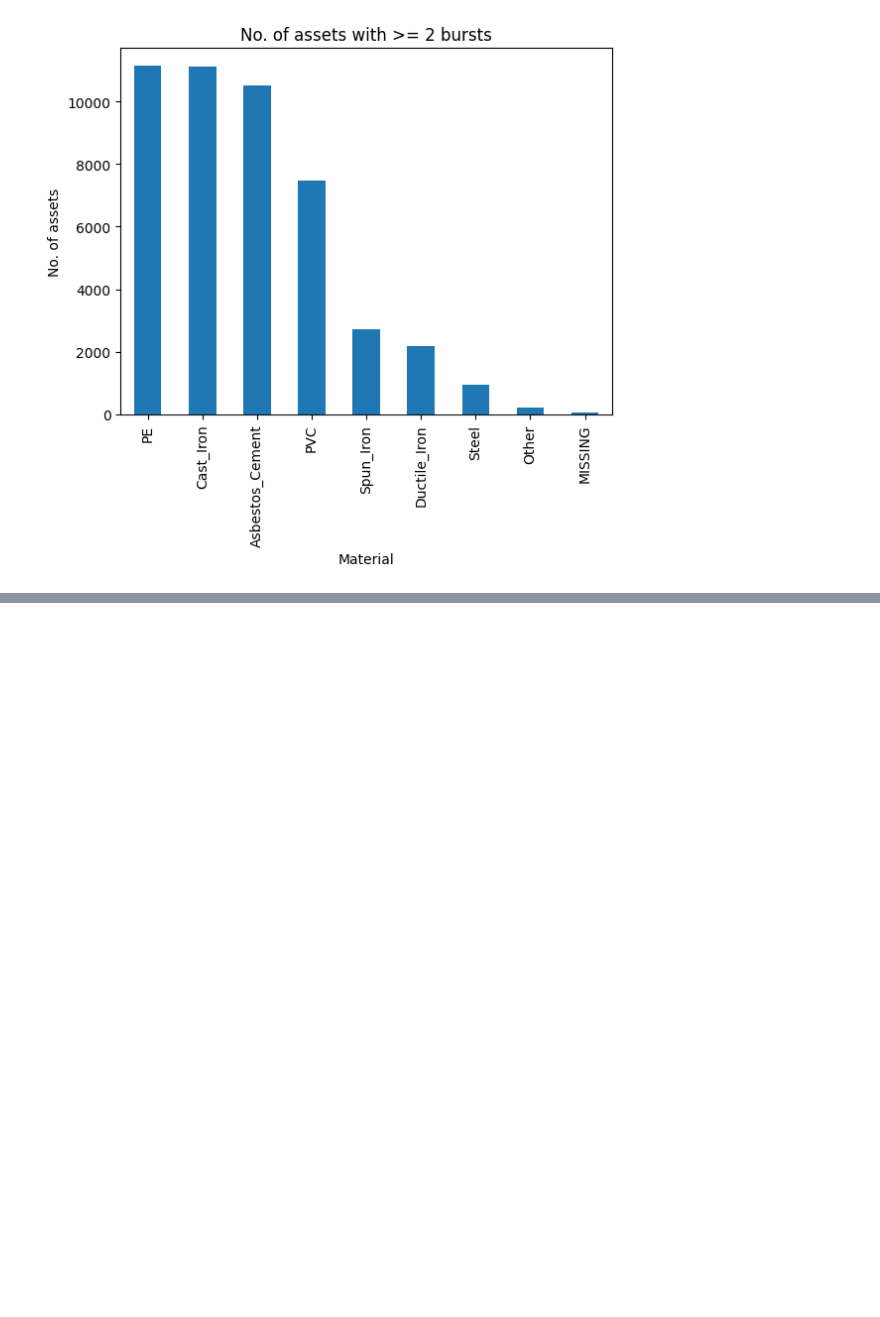
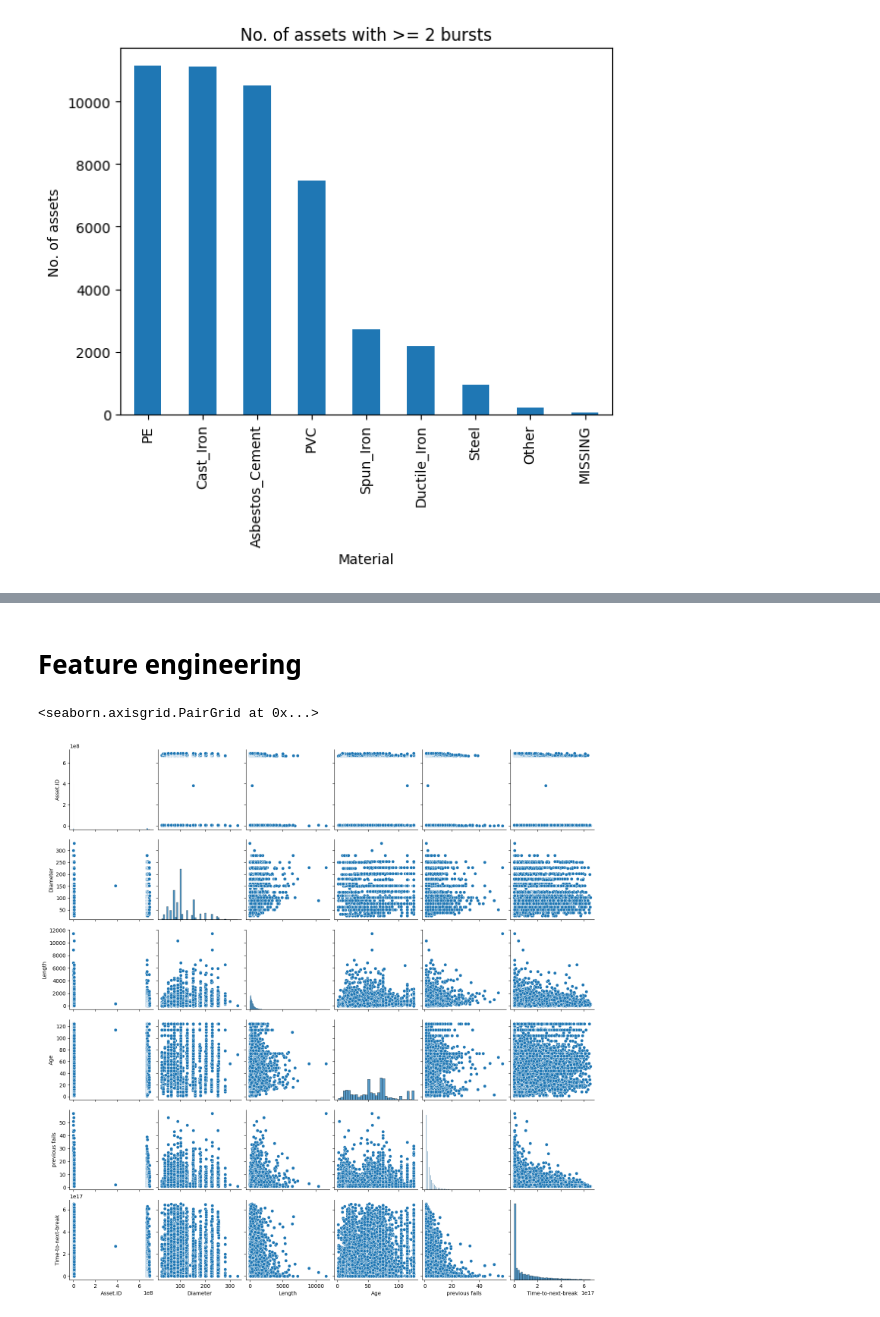
Before and after one commit to UlaStats/MSc-project-pipe-burst-prediction, a Jupyter notebook: MSc_project_data_pre_processing.ipynb, the cells around one changed output, grey strips where cells are left out. Cells and saved outputs as stored; diff of their text form; code cells hidden in the pictures; blank space fills up the shorter version.

```diff
--- a/MSc_project_data_pre_processing.ipynb
+++ b/MSc_project_data_pre_processing.ipynb
@@ -87,3 +91,7 @@ assets_bursts_soil_frequent["Material"].value_counts().plot(kind = "bar",
 # %% [output]
 <Axes: title={'center': 'No. of assets with >= 2 bursts'}, xlabel='Material', ylabel='No. of assets'>
 [figure]
+# %%
+# calculate the no. of previous failures for assets with 2 or more bursts
+
+previous_bursts = assets_bursts_soil_frequent['Asset.ID'].value_counts() - 1 # one substracted as that corresponds to future burst
@@ -115,9 +125,14 @@ frequent_bursts_2_tidy = assets_bursts_soil_frequent_2.pivot(values = "Raised.Da
 attributes = pd.merge(frequent_bursts_2_tidy, assets_cleaned, how = "inner", on = "Asset.ID")
 
 attributes = pd.merge(attributes, soil, on = "Asset.ID", how = "inner")
+# %%
+# merge with the no. of previous failures
+
+attributes = pd.merge(attributes, previous_bursts, how = "inner", on = "Asset.ID")
+attributes = attributes.rename(columns={"count":"previous fails"}) # change column name
 # %%
 # calculate and add time-to-break attribute
 
-time_to_break = attributes["Second"] - attributes["First"]
+time_to_next_break = attributes["Second"] - attributes["First"]
 
-attributes["Time-to-break"] = time_to_break
+attributes["Time-to-next-break"] = time_to_next_break
@@ -127,0 +191,11 @@ attributes.to_csv("/content/drive/MyDrive/MSc project/attributes.csv", encoding
+# %% [markdown]
+# Feature engineering
+# %%
+# examine correlations
+
+import seaborn as sns
+
+sns.pairplot(attributes)
+# %% [output]
+<seaborn.axisgrid.PairGrid at 0x...>
+[figure, added]
```
Also changed, not shown: parts of 7 cells of this notebook.
